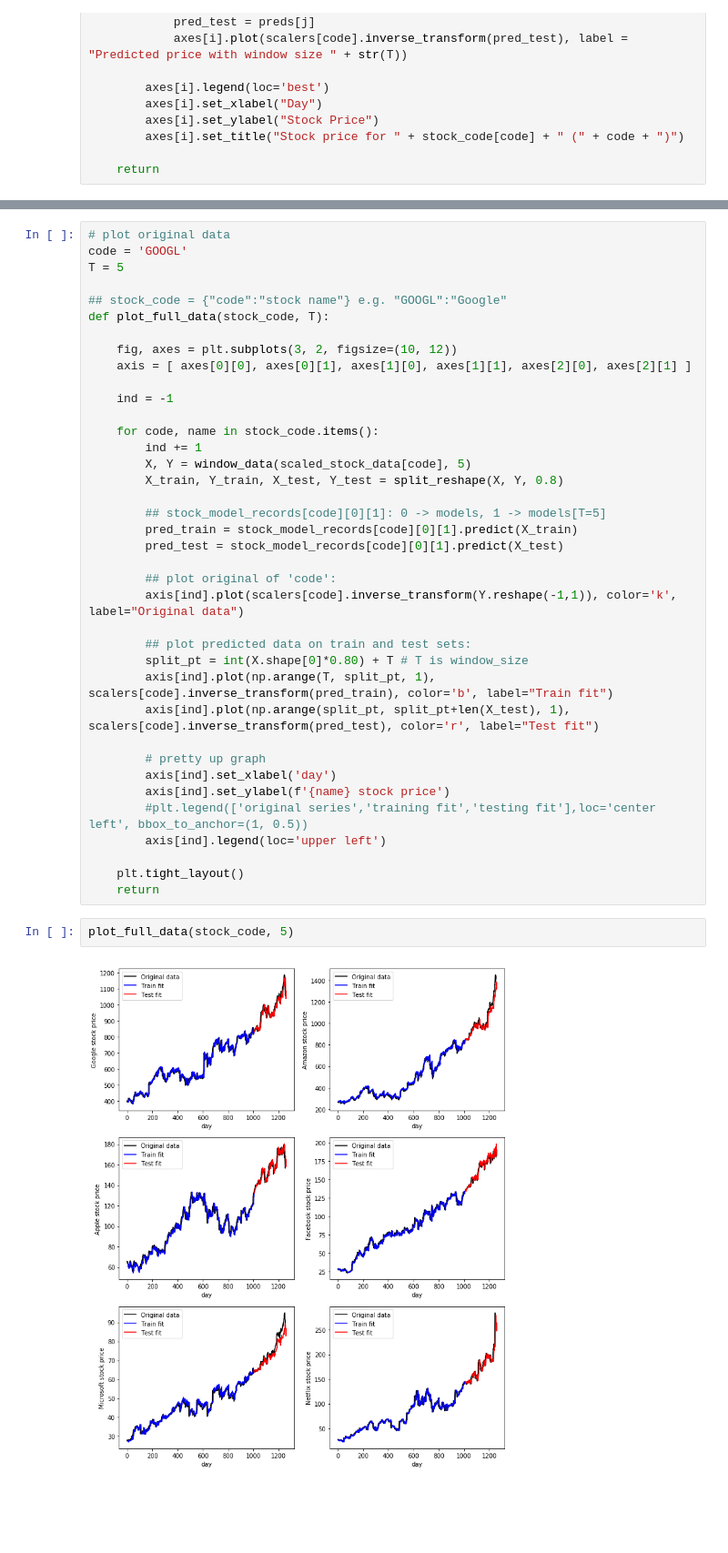
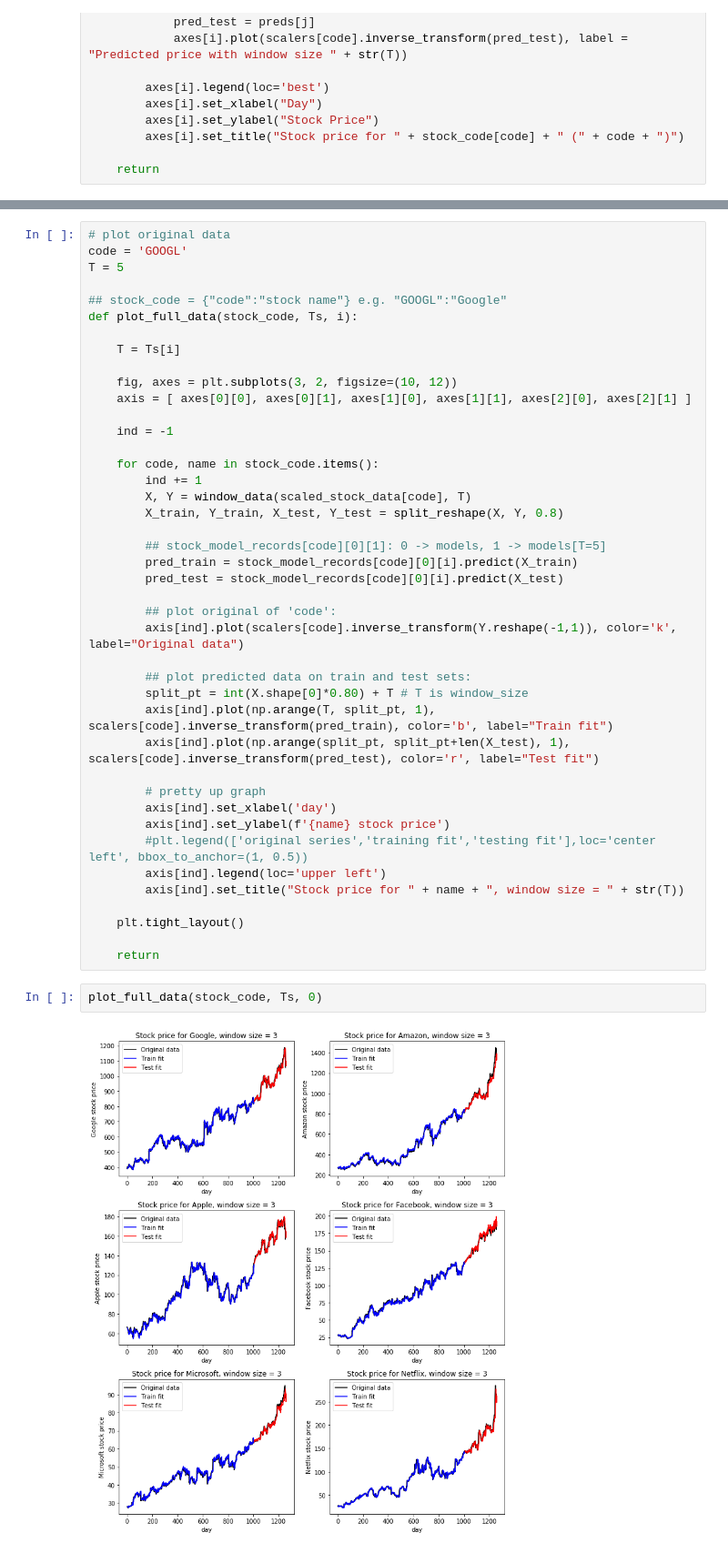
Before and after one commit to Ben-USC/Laidata_projects, a Jupyter notebook: project_4_stock_price_prediction_with_DL/Stock_price_and_market_index_prediction_with_DL_keras.ipynb, the cells around one changed output, grey strips where cells are left out. Shown at 91% size. Saved outputs shown, nothing was run; the diff lists cells and outputs as text; blank space fills up the shorter version.

```diff
--- a/project_4_stock_price_prediction_with_DL/Stock_price_and_market_index_prediction_with_DL_keras.ipynb
+++ b/project_4_stock_price_prediction_with_DL/Stock_price_and_market_index_prediction_with_DL_keras.ipynb
@@ -529,7 +581,9 @@ code = 'GOOGL'
 T = 5
 
 ## stock_code = {"code":"stock name"} e.g. "GOOGL":"Google"
-def plot_full_data(stock_code, T):
+def plot_full_data(stock_code, Ts, i):
+
+    T = Ts[i]
 
     fig, axes = plt.subplots(3, 2, figsize=(10, 12))
     axis = [ axes[0][0], axes[0][1], axes[1][0], axes[1][1], axes[2][0], axes[2][1] ]
@@ -538,12 +592,12 @@ def plot_full_data(stock_code, T):
 
     for code, name in stock_code.items():
         ind += 1
-        X, Y = window_data(scaled_stock_data[code], 5)
+        X, Y = window_data(scaled_stock_data[code], T)
         X_train, Y_train, X_test, Y_test = split_reshape(X, Y, 0.8)
 
         ## stock_model_records[code][0][1]: 0 -> models, 1 -> models[T=5]
-        pred_train = stock_model_records[code][0][1].predict(X_train)
-        pred_test = stock_model_records[code][0][1].predict(X_test)
+        pred_train = stock_model_records[code][0][i].predict(X_train)
+        pred_test = stock_model_records[code][0][i].predict(X_test)
 
         ## plot original of 'code':
         axis[ind].plot(scalers[code].inverse_transform(Y.reshape(-1,1)), color='k', label="Original data")
@@ -558,10 +612,12 @@ def plot_full_data(stock_code, T):
         axis[ind].set_ylabel(f'{name} stock price')
         #plt.legend(['original series','training fit','testing fit'],loc='center left', bbox_to_anchor=(1, 0.5))
         axis[ind].legend(loc='upper left')
+        axis[ind].set_title("Stock price for " + name + ", window size = " + str(T))
 
     plt.tight_layout()
+
     return
 # %%
-plot_full_data(stock_code, 5)
+plot_full_data(stock_code, Ts, 0)
 # %% [output]
-[figure, old version]
+[figure, new version]
```
Also changed, not shown: parts of 17 cells of this notebook.
